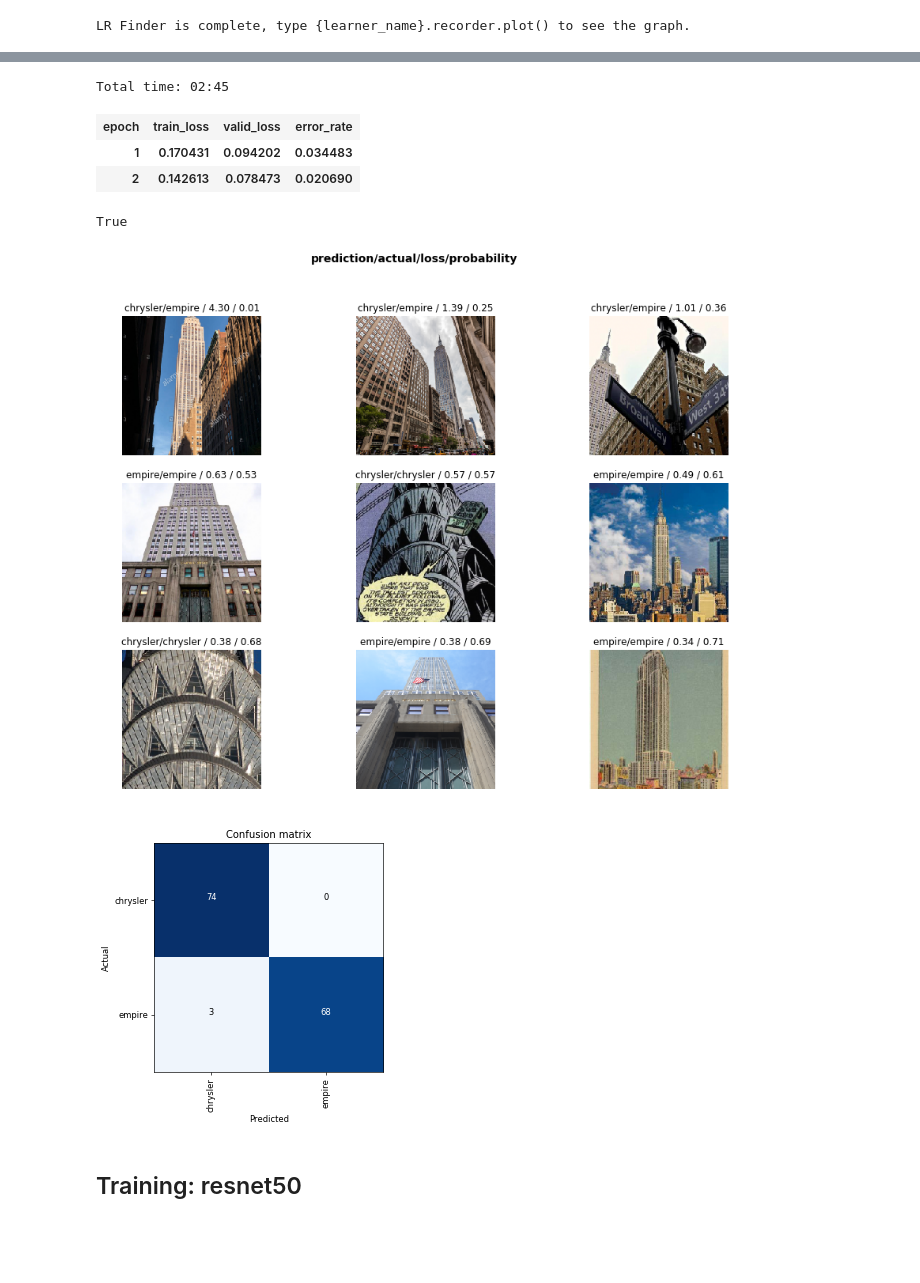
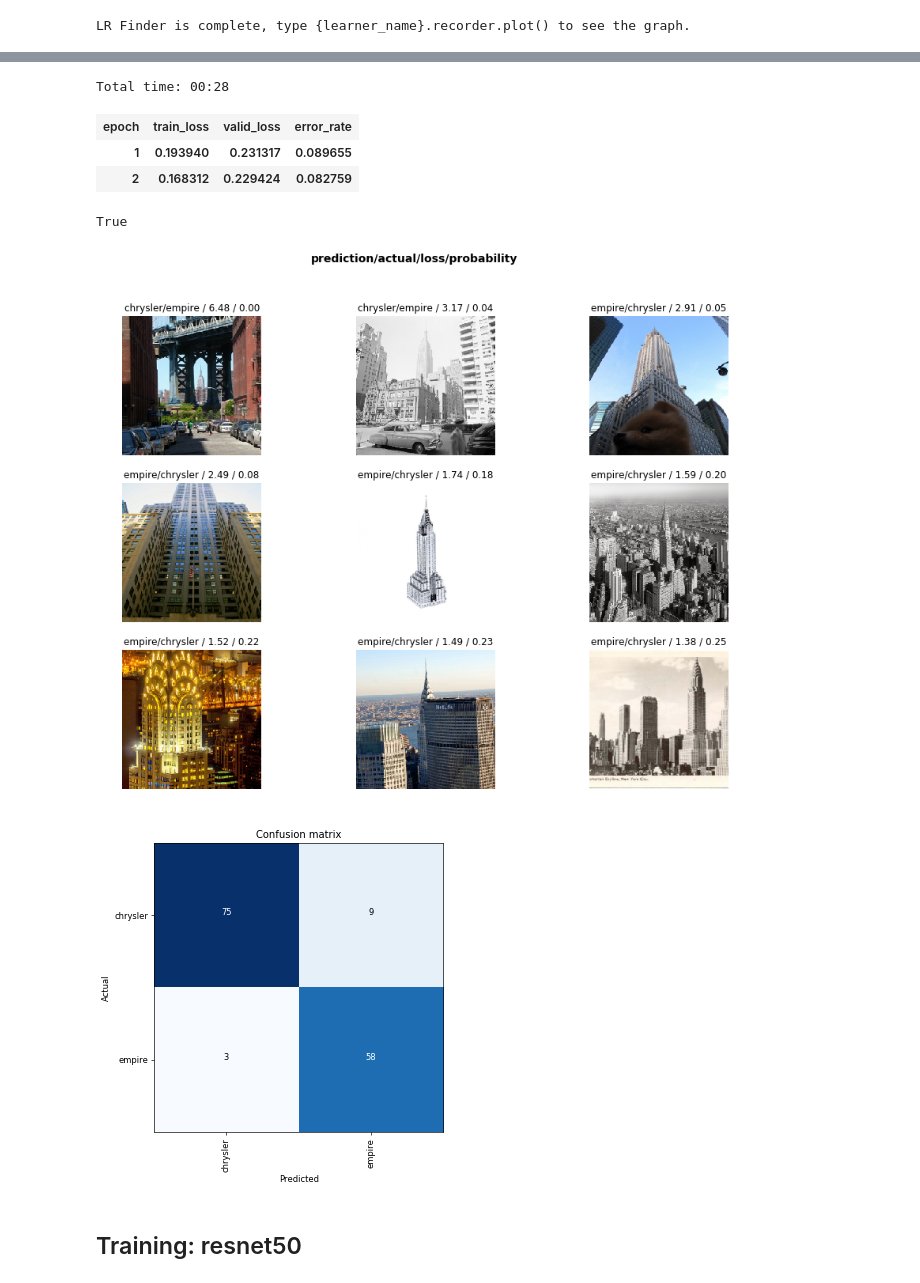
Before and after one commit to jellenberger/building-recognition, a Jupyter notebook: notebooks/empire-chrysler.ipynb, the cells around one changed output, grey strips where cells are left out. Saved outputs shown, nothing was run; the diff lists cells and outputs as text; code cells hidden in the pictures; blank space fills up the shorter version.

```diff
--- a/notebooks/empire-chrysler.ipynb
+++ b/notebooks/empire-chrysler.ipynb
@@ -26,8 +26,10 @@ path.ls()
 tfms = get_transforms()
 # %%
 data = (ImageItemList.from_folder(path)
-        .random_split_by_pct()
+        .random_split_by_pct(0.20)
         .label_from_folder()
         .transform(tfms, size=224)
-        .databunch())
+        .databunch()
+        .normalize(imagenet_stats)
+       )
 # %%
@@ -84,2 +75,0 @@ learn.unfreeze()
-# %%
-learn.fit_one_cycle(1)
@@ -90,2 +78,2 @@ Total time: 01:26
 # %%
-learn.load('stage-1');
+learn.load('res34-frozen')
@@ -100,9 +106,9 @@ learn.recorder.plot()
 # %%
 learn.unfreeze()
-learn.fit_one_cycle(2, max_lr=slice(1e-5,1e-3))
+learn.fit_one_cycle(2, max_lr=slice(1e-6, 1e-4))
 # %% [output]
-Total time: 02:45
+Total time: 00:28
 | epoch | train_loss | valid_loss | error_rate |
-| 1 | 0.170431 | 0.094202 | 0.034483 |
-| 2 | 0.142613 | 0.078473 | 0.020690 |
+| 1 | 0.193940 | 0.231317 | 0.089655 |
+| 2 | 0.168312 | 0.229424 | 0.082759 |
 # %%
@@ -116,12 +120,12 @@ len(data.valid_ds) == len(losses) == len(idxs)
 # %% [output]
 True
 # %%
-interp.plot_top_losses(9, figsize=(15,11))
+interp.plot_top_losses(9, figsize=(15, 11))
 # %% [output]
-[figure, old version]
+[figure, new version]
 # %%
-interp.plot_confusion_matrix(figsize=(5,5), dpi=60)
+interp.plot_confusion_matrix(figsize=(6, 6), dpi=60)
 # %% [output]
-[figure, old version]
+[figure, new version]
 # %% [markdown]
 ## Training: resnet50
```
Also changed, not shown: parts of 46 cells of this notebook.
